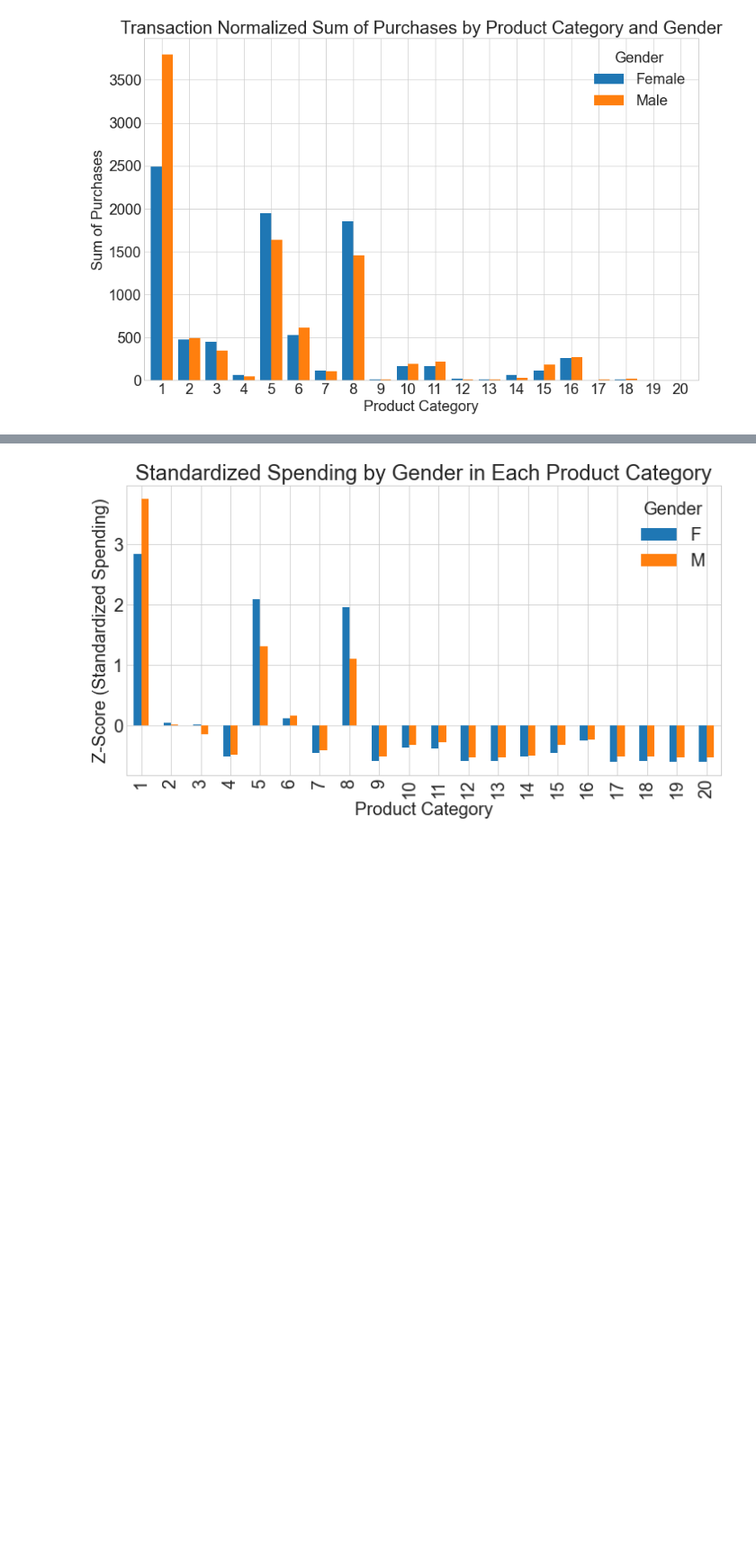
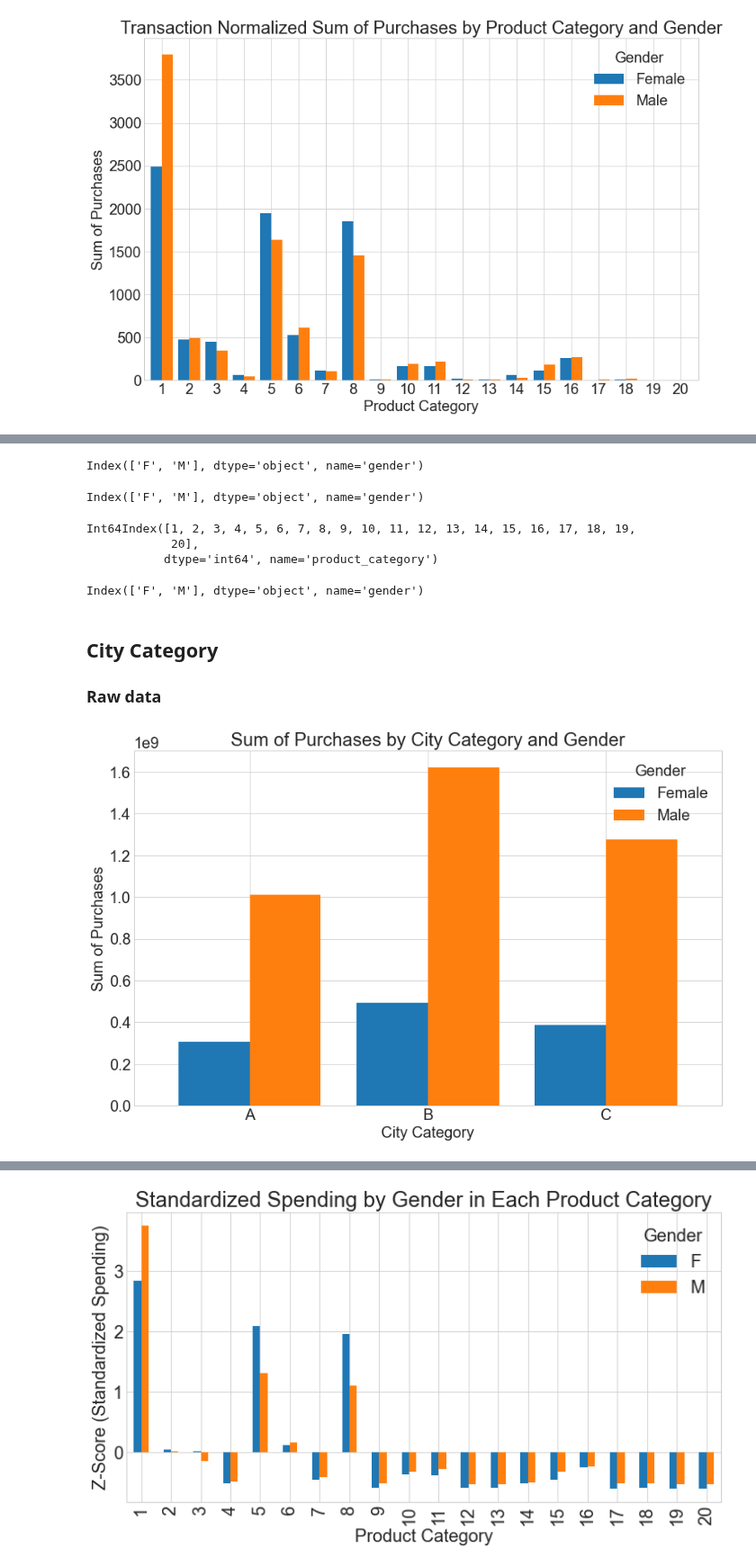
Before and after one commit to Green-Kiwie/Extreme-Couponers-Walmart-Black-Friday, a Jupyter notebook: joe-explore.ipynb, the cells around one changed output, grey strips where cells are left out. Shown at 90% size. Saved outputs shown, nothing was run; the diff lists cells and outputs as text; code cells hidden in the pictures; blank space fills up the shorter version.

```diff
--- a/joe-explore.ipynb
+++ b/joe-explore.ipynb
@@ -356,0 +367,37 @@ plt.show()
+# %%
+print(purchase_amounts.index)
+# %% [output]
+Index(['F', 'M'], dtype='object', name='gender')
+# %%
+print(num_transactions.index)
+# %% [output]
+Index(['F', 'M'], dtype='object', name='gender')
+# %%
+print(purchase_amounts_normalized.columns)
+# %% [output]
+Int64Index([1, 2, 3, 4, 5, 6, 7, 8, 9, 10, 11, 12, 13, 14, 15, 16, 17, 18, 19,
+            20],
+           dtype='int64', name='product_category')
+# %%
+print(purchase_amounts_normalized.index)
+# %% [output]
+Index(['F', 'M'], dtype='object', name='gender')
+# %% [markdown]
+## City Category
+
+### Raw data
+# %%
+purchase_amounts = df.groupby(['gender', 'city_category'])['purchase'].sum().unstack().fillna(0)
+
+purchase_amounts.T.plot(kind='bar', figsize=(12, 8), width=0.8, position=0.5)
+
+plt.title("Sum of Purchases by City Category and Gender")
+plt.xlabel("City Category")
+plt.ylabel("Sum of Purchases")
+plt.xticks(rotation=0)
+plt.legend(title="Gender", labels=["Female", "Male"])
+plt.tight_layout()
+
+plt.show()
+# %% [output]
+[figure, added]
```
Also changed, not shown: parts of 34 cells of this notebook.
